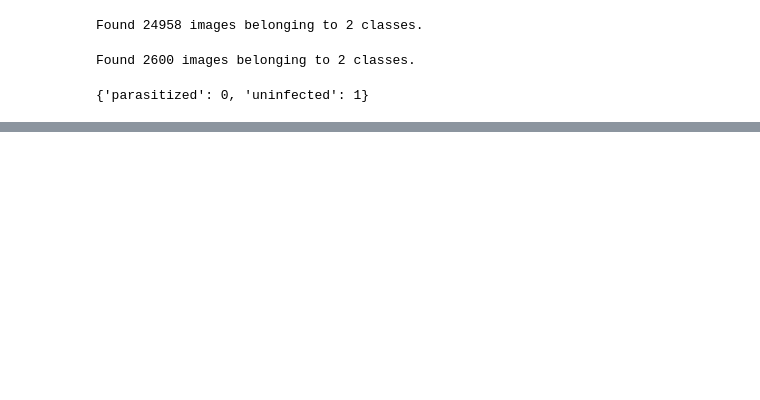
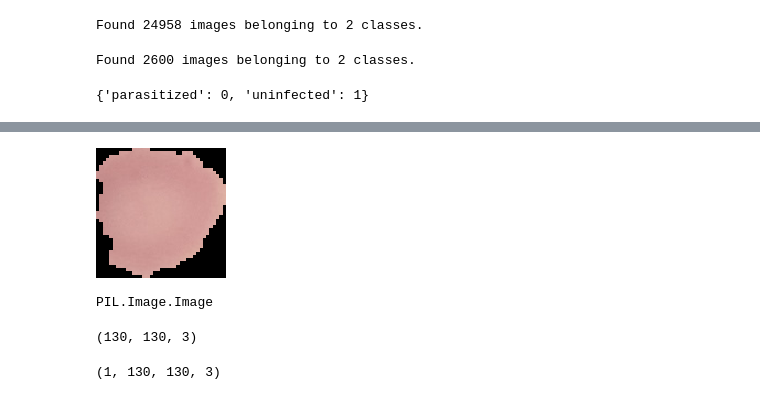
Before and after one commit to FabriceIRANKUNDA/CNNs_models, a Jupyter notebook: play_ground.ipynb, the cells around one changed output, grey strips where cells are left out. Saved outputs shown, nothing was run; the diff lists cells and outputs as text; code cells hidden in the pictures; blank space fills up the shorter version.

```diff
--- a/play_ground.ipynb
+++ b/play_ground.ipynb
@@ -259,0 +399,10 @@ from tensorflow.keras.models import load_model
+# %%
+my_image = image.load_img(f'{para_cell}C100P61ThinF_IMG_20150918_144104_cell_34.png', target_size=image_shape)
+# %%
+my_image
+# %% [output]
+[figure, added]
+# %%
+type(my_image)
+# %% [output]
+PIL.Image.Image
@@ -259,0 +411,4 @@ from tensorflow.keras.models import load_model
+# %%
+my_image.shape
+# %% [output]
+(130, 130, 3)
@@ -259,0 +417,4 @@ from tensorflow.keras.models import load_model
+# %%
+my_image.shape
+# %% [output]
+(1, 130, 130, 3)
```
Also changed, not shown: parts of 27 cells of this notebook.
